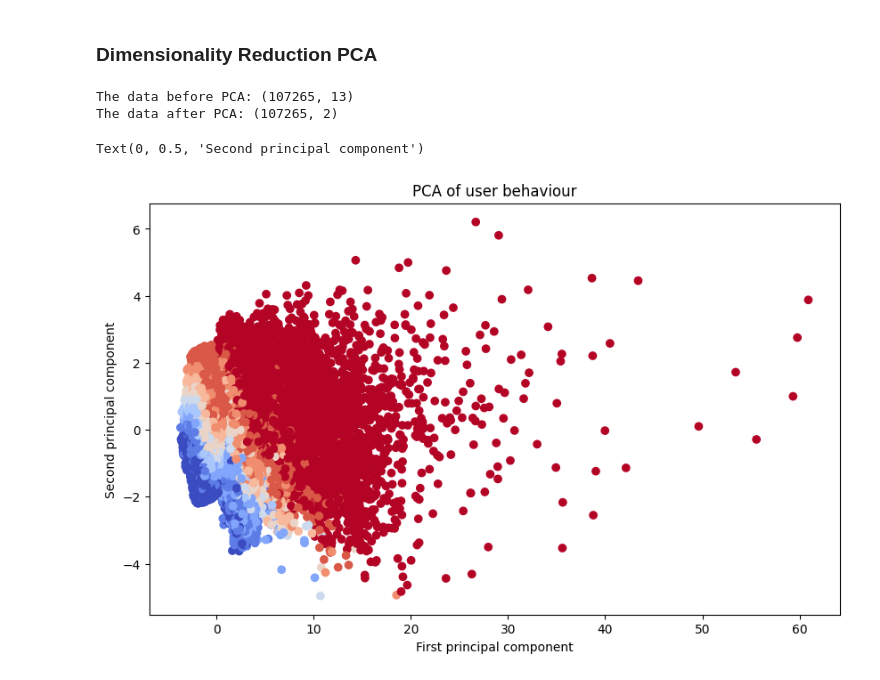
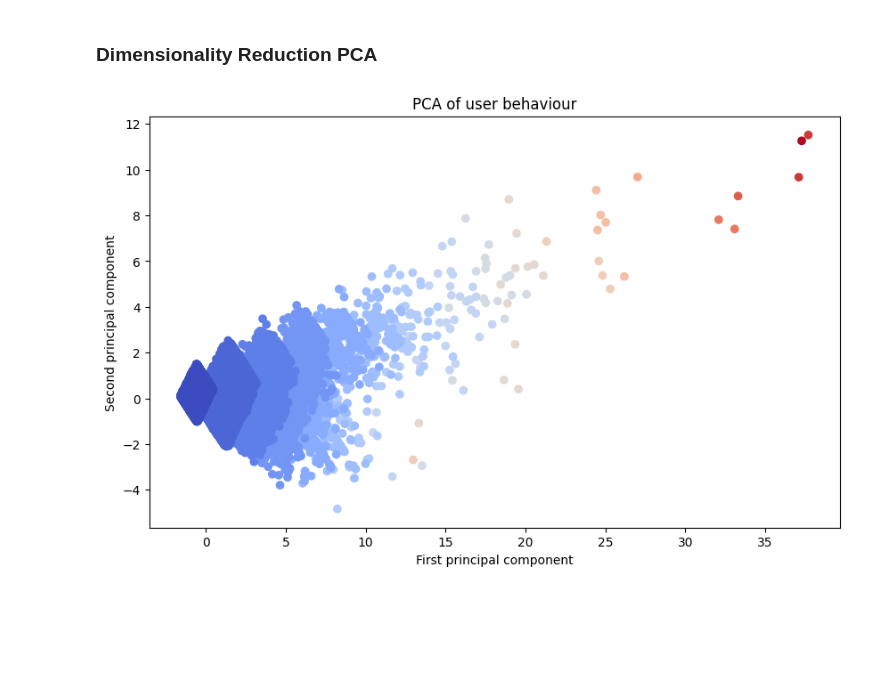
Before and after one commit to Yosef-ft/Business_Analysis, a Jupyter notebook: notebooks/Overview_Analysis.ipynb, the cells around one changed output. Drawn from its saved outputs; the diff is of its cells as text; code cells hidden in the pictures; blank space fills up the shorter version.

```diff
--- a/notebooks/Overview_Analysis.ipynb
+++ b/notebooks/Overview_Analysis.ipynb
@@ -708,15 +477,4 @@ pca_data = pca.fit_transform(scaled_data)
-# %%
-print(f'The data before PCA: {scaled_data.shape}')
-print(f'The data after PCA: {pca_data.shape}')
-# %% [output]
-The data before PCA: (107265, 13)
-The data after PCA: (107265, 2)
-# %%
-plt.figure(figsize=(10, 6))
-plt.scatter(pca_data[:, 0], pca_data[:, 1],c = user_behaviour['Decile'] ,cmap='coolwarm')
-plt.title('PCA of user behaviour')
-plt.xlabel('First principal component')
-plt.ylabel('Second principal component')
-# %% [output]
-Text(0, 0.5, 'Second principal component')
-[figure, removed]
+# %%
+data_utils.pca_analyzer(user_behaviour, total=True)
+# %% [output]
+[figure, added]
```
Also changed, not shown: parts of 35 cells of this notebook.
